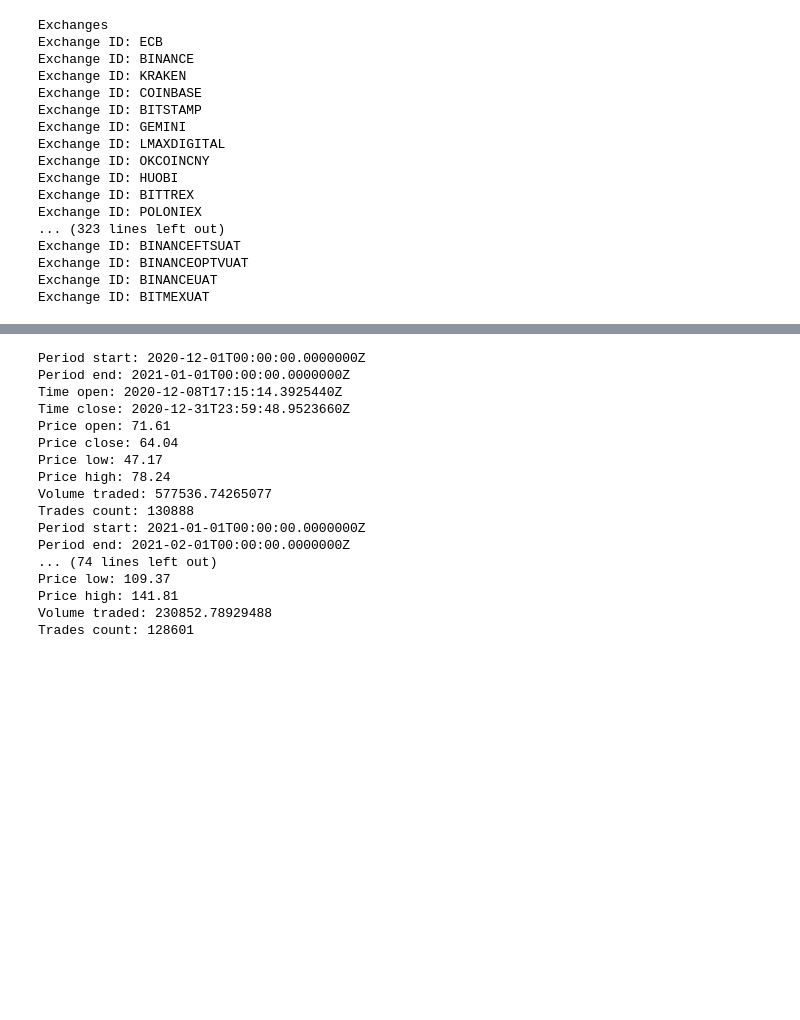
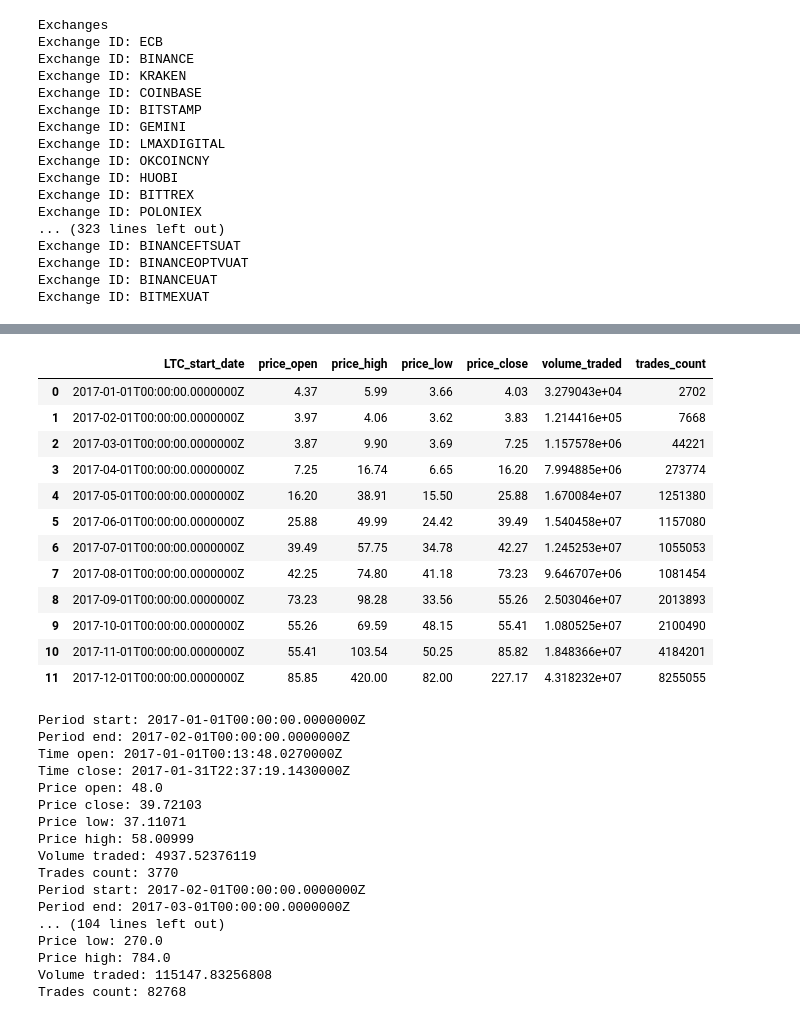
Before and after one commit to nathanduft44/Crypto_Corrisk, a Jupyter notebook: Nate_space/coinapi.ipynb, the cells around one changed output, grey strips where cells are left out. Saved outputs shown, nothing was run; the diff lists cells and outputs as text; code cells hidden in the pictures; blank space fills up the shorter version.

```diff
--- a/Nate_space/coinapi.ipynb
+++ b/Nate_space/coinapi.ipynb
@@ -146,0 +155,17 @@ Trades count: 3855311
+# %%
+# Litecoin MONTHLY CLOSE FROM 2016 to 2021
+start_of_2017 = datetime.date(2017, 1, 1).isoformat()
+end_of_2017 = datetime.date(2017, 12,31).isoformat()
+ltc_ohlcv_historical_2017 = api.ohlcv_historical_data('COINBASE_SPOT_LTC_USD', {'period_id': '1MTH', 'time_start': start_of_2017, 'time_end': end_of_2017})
+
+for period in ltc_ohlcv_historical_2017:
+    print('Period start: %s' % period['time_period_start'])
+    print('Period end: %s' % period['time_period_end'])
+    print('Time open: %s' % period['time_open'])
+    print('Time close: %s' % period['time_close'])
+    print('Price open: %s' % period['price_open'])
+    print('Price close: %s' % period['price_close'])
+    print('Price low: %s' % period['price_low'])
+    print('Price high: %s' % period['price_high'])
+    print('Volume traded: %s' % period['volume_traded'])
+    print('Trades count: %s' % period['trades_count'])
@@ -147,9 +190,30 @@ Trades count: 3855311
+# %%
+ltc_pricing_df_2017 = pd.DataFrame(
+    ltc_ohlcv_historical_2017).drop(
+    columns=['time_open', 'time_close', 'time_period_end']).rename(
+    {'time_period_start': 'LTC_start_date'}, axis='columns')
+ltc_pricing_df_2017
+# %% [output]
+|  | LTC_start_date | price_open | price_high | price_low | price_close | volume_traded | trades_count |
+| 0 | 2017-01-01T00:00:00.0000000Z | 4.37 | 5.99 | 3.66 | 4.03 | 3.279043e+04 | 2702 |
+| 1 | 2017-02-01T00:00:00.0000000Z | 3.97 | 4.06 | 3.62 | 3.83 | 1.214416e+05 | 7668 |
+| 2 | 2017-03-01T00:00:00.0000000Z | 3.87 | 9.90 | 3.69 | 7.25 | 1.157578e+06 | 44221 |
+| 3 | 2017-04-01T00:00:00.0000000Z | 7.25 | 16.74 | 6.65 | 16.20 | 7.994885e+06 | 273774 |
+| 4 | 2017-05-01T00:00:00.0000000Z | 16.20 | 38.91 | 15.50 | 25.88 | 1.670084e+07 | 1251380 |
+| 5 | 2017-06-01T00:00:00.0000000Z | 25.88 | 49.99 | 24.42 | 39.49 | 1.540458e+07 | 1157080 |
+| 6 | 2017-07-01T00:00:00.0000000Z | 39.49 | 57.75 | 34.78 | 42.27 | 1.245253e+07 | 1055053 |
+| 7 | 2017-08-01T00:00:00.0000000Z | 42.25 | 74.80 | 41.18 | 73.23 | 9.646707e+06 | 1081454 |
+| 8 | 2017-09-01T00:00:00.0000000Z | 73.23 | 98.28 | 33.56 | 55.26 | 2.503046e+07 | 2013893 |
+| 9 | 2017-10-01T00:00:00.0000000Z | 55.26 | 69.59 | 48.15 | 55.41 | 1.080525e+07 | 2100490 |
+| 10 | 2017-11-01T00:00:00.0000000Z | 55.41 | 103.54 | 50.25 | 85.82 | 1.848366e+07 | 4184201 |
+| 11 | 2017-12-01T00:00:00.0000000Z | 85.85 | 420.00 | 82.00 | 227.17 | 4.318232e+07 | 8255055 |
 # %%
-# ZCASH MONTHLY CLOSE FROM 2016 to 2021
-start_of_2016 = datetime.date(2016, 1, 12).isoformat()
-ohlcv_historical = api.ohlcv_historical_data('COINBASE_SPOT_ZEC_USD', {'period_id': '1MTH', 'time_start': start_of_2016})
+# ZCASH MONTHLY CLOSE FROM 2017
+start_of_2017 = datetime.date(2017, 1, 1).isoformat()
+end_of_2017 = datetime.date(2017, 12,31).isoformat()
+zec_ohlcv_historical_2017 = api.ohlcv_historical_data('KRAKEN_SPOT_ZEC_USD', {'period_id': '1MTH', 'time_start': start_of_2017, 'time_end': end_of_2017})
 
-for period in ohlcv_historical:
+for period in zec_ohlcv_historical_2017:
     print('Period start: %s' % period['time_period_start'])
     print('Period end: %s' % period['time_period_end'])
     print('Time open: %s' % period['time_open'])
@@ -161,20 +225,20 @@ for period in ohlcv_historical:
     print('Volume traded: %s' % period['volume_traded'])
     print('Trades count: %s' % period['trades_count'])
 # %% [output]
-Period start: 2020-12-01T00:00:00.0000000Z
-Period end: 2021-01-01T00:00:00.0000000Z
-Time open: 2020-12-08T17:15:14.3925440Z
-Time close: 2020-12-31T23:59:48.9523660Z
-Price open: 71.61
-Price close: 64.04
-Price low: 47.17
-Price high: 78.24
-Volume traded: 577536.74265077
-Trades count: 130888
-Period start: 2021-01-01T00:00:00.0000000Z
-Period end: 2021-02-01T00:00:00.0000000Z
-... (74 lines left out)
-Price low: 109.37
-Price high: 141.81
-Volume traded: 230852.78929488
-Trades count: 128601
+Period start: 2017-01-01T00:00:00.0000000Z
+Period end: 2017-02-01T00:00:00.0000000Z
+Time open: 2017-01-01T00:13:48.0270000Z
+Time close: 2017-01-31T22:37:19.1430000Z
+Price open: 48.0
+Price close: 39.72103
+Price low: 37.11071
+Price high: 58.00999
+Volume traded: 4937.52376119
+Trades count: 3770
+Period start: 2017-02-01T00:00:00.0000000Z
+Period end: 2017-03-01T00:00:00.0000000Z
+... (104 lines left out)
+Price low: 270.0
+Price high: 784.0
+Volume traded: 115147.83256808
+Trades count: 82768
```
Also changed, not shown: parts of 15 cells of this notebook, 3 other files.
